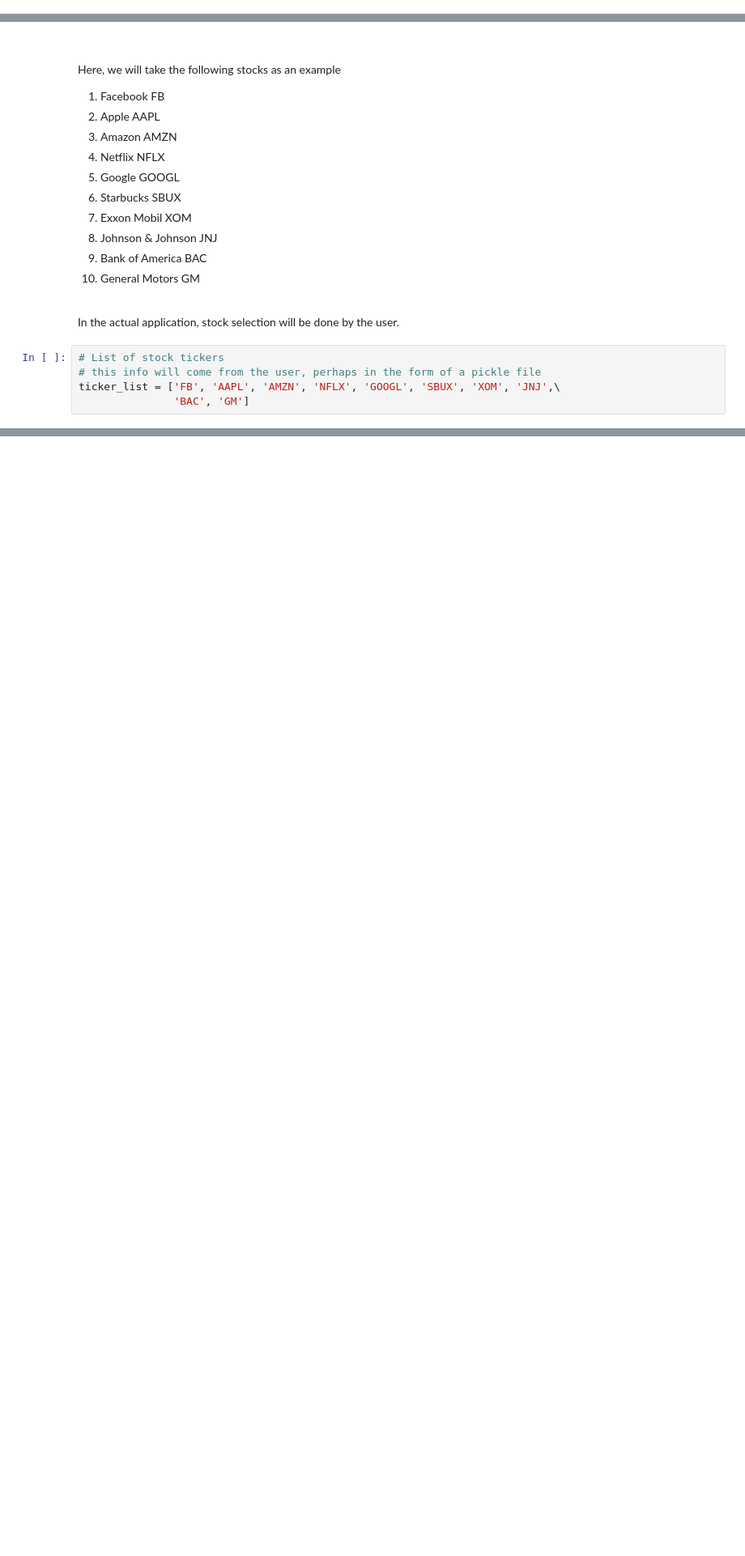
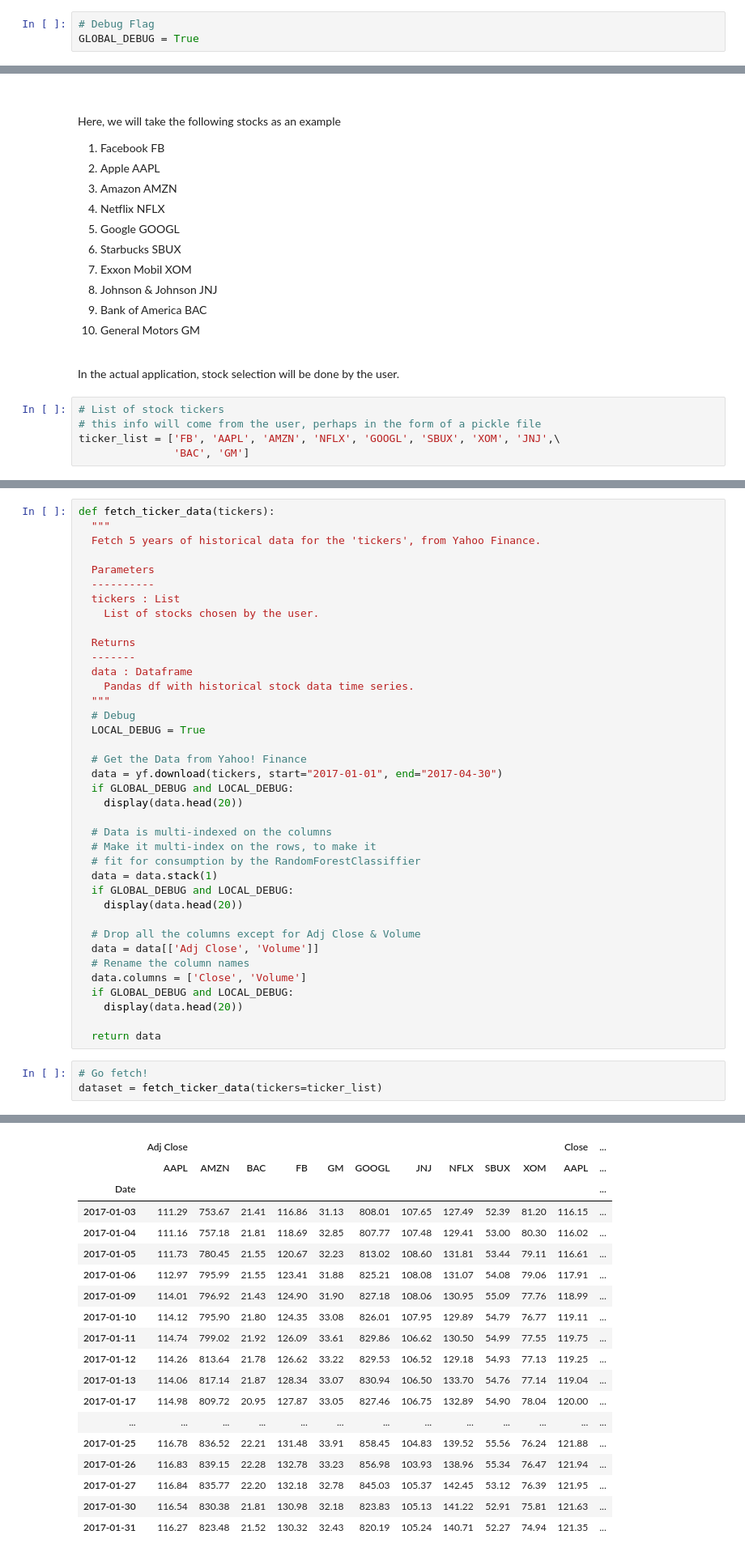
Before and after one commit to pranjalchaubey/Predicting-Stock-Direction, a Jupyter notebook: src/Stock_Direction.ipynb, the cells around one changed output, grey strips where cells are left out. Shown: that part at 81% size. Drawn from its saved outputs; the diff is of its cells as text; blank space fills up the shorter version.

Commit message:
feat: yFinance Data Fetch

```diff
--- a/src/Stock_Direction.ipynb
+++ b/src/Stock_Direction.ipynb
@@ -15,6 +15,9 @@ This system will work on the daily closing prices and will generate the signals
 # %% [markdown]
 ##Setup The Colab Environment
 Install and Import the required libraries.
+# %%
+# Debug Flag
+GLOBAL_DEBUG = True
 # %%
 # Install the yFinance library
 !pip install yfinance
@@ -138,0 +127,42 @@ def fetch_ticker_data(tickers):
+# %%
+def fetch_ticker_data(tickers):
+  """
+  Fetch 5 years of historical data for the 'tickers', from Yahoo Finance.
+
+  Parameters
+  ----------
+  tickers : List
+    List of stocks chosen by the user.
+
+  Returns
+  -------
+  data : Dataframe
+    Pandas df with historical stock data time series.
+  """
+  # Debug
+  LOCAL_DEBUG = True
+
+  # Get the Data from Yahoo! Finance
+  data = yf.download(tickers, start="2017-01-01", end="2017-04-30")
+  if GLOBAL_DEBUG and LOCAL_DEBUG:
+    display(data.head(20))
+
+  # Data is multi-indexed on the columns
+  # Make it multi-index on the rows, to make it
+  # fit for consumption by the RandomForestClassiffier
+  data = data.stack(1)
+  if GLOBAL_DEBUG and LOCAL_DEBUG:
+    display(data.head(20))
+
+  # Drop all the columns except for Adj Close & Volume
+  data = data[['Adj Close', 'Volume']]
+  # Rename the column names
+  data.columns = ['Close', 'Volume']
+  if GLOBAL_DEBUG and LOCAL_DEBUG:
+    display(data.head(20))
+
+  return data
+# %%
+# Go fetch!
+dataset = fetch_ticker_data(tickers=ticker_list)
+# %% [output]
@@ -138,0 +170,19 @@ def fetch_ticker_data(tickers):
+|  | Adj Close |  |  |  |  |  |  |  |  |  | Close | ... |
+|  | AAPL | AMZN | BAC | FB | GM | GOOGL | JNJ | NFLX | SBUX | XOM | AAPL | ... |
+| Date |  |  |  |  |  |  |  |  |  |  |  | ... |
+| 2017-01-03 | 111.29 | 753.67 | 21.41 | 116.86 | 31.13 | 808.01 | 107.65 | 127.49 | 52.39 | 81.20 | 116.15 | ... |
+| 2017-01-04 | 111.16 | 757.18 | 21.81 | 118.69 | 32.85 | 807.77 | 107.48 | 129.41 | 53.00 | 80.30 | 116.02 | ... |
+| 2017-01-05 | 111.73 | 780.45 | 21.55 | 120.67 | 32.23 | 813.02 | 108.60 | 131.81 | 53.44 | 79.11 | 116.61 | ... |
+| 2017-01-06 | 112.97 | 795.99 | 21.55 | 123.41 | 31.88 | 825.21 | 108.08 | 131.07 | 54.08 | 79.06 | 117.91 | ... |
+| 2017-01-09 | 114.01 | 796.92 | 21.43 | 124.90 | 31.90 | 827.18 | 108.06 | 130.95 | 55.09 | 77.76 | 118.99 | ... |
+| 2017-01-10 | 114.12 | 795.90 | 21.80 | 124.35 | 33.08 | 826.01 | 107.95 | 129.89 | 54.79 | 76.77 | 119.11 | ... |
+| 2017-01-11 | 114.74 | 799.02 | 21.92 | 126.09 | 33.61 | 829.86 | 106.62 | 130.50 | 54.99 | 77.55 | 119.75 | ... |
+| 2017-01-12 | 114.26 | 813.64 | 21.78 | 126.62 | 33.22 | 829.53 | 106.52 | 129.18 | 54.93 | 77.13 | 119.25 | ... |
+| 2017-01-13 | 114.06 | 817.14 | 21.87 | 128.34 | 33.07 | 830.94 | 106.50 | 133.70 | 54.76 | 77.14 | 119.04 | ... |
+| 2017-01-17 | 114.98 | 809.72 | 20.95 | 127.87 | 33.05 | 827.46 | 106.75 | 132.89 | 54.90 | 78.04 | 120.00 | ... |
+| ... | ... | ... | ... | ... | ... | ... | ... | ... | ... | ... | ... | ... |
+| 2017-01-25 | 116.78 | 836.52 | 22.21 | 131.48 | 33.91 | 858.45 | 104.83 | 139.52 | 55.56 | 76.24 | 121.88 | ... |
+| 2017-01-26 | 116.83 | 839.15 | 22.28 | 132.78 | 33.23 | 856.98 | 103.93 | 138.96 | 55.34 | 76.47 | 121.94 | ... |
+| 2017-01-27 | 116.84 | 835.77 | 22.20 | 132.18 | 32.78 | 845.03 | 105.37 | 142.45 | 53.12 | 76.39 | 121.95 | ... |
+| 2017-01-30 | 116.54 | 830.38 | 21.81 | 130.98 | 32.18 | 823.83 | 105.13 | 141.22 | 52.91 | 75.81 | 121.63 | ... |
+| 2017-01-31 | 116.27 | 823.48 | 21.52 | 130.32 | 32.43 | 820.19 | 105.24 | 140.71 | 52.27 | 74.94 | 121.35 | ... |
```
Also changed, not shown: parts of 4 cells of this notebook.
